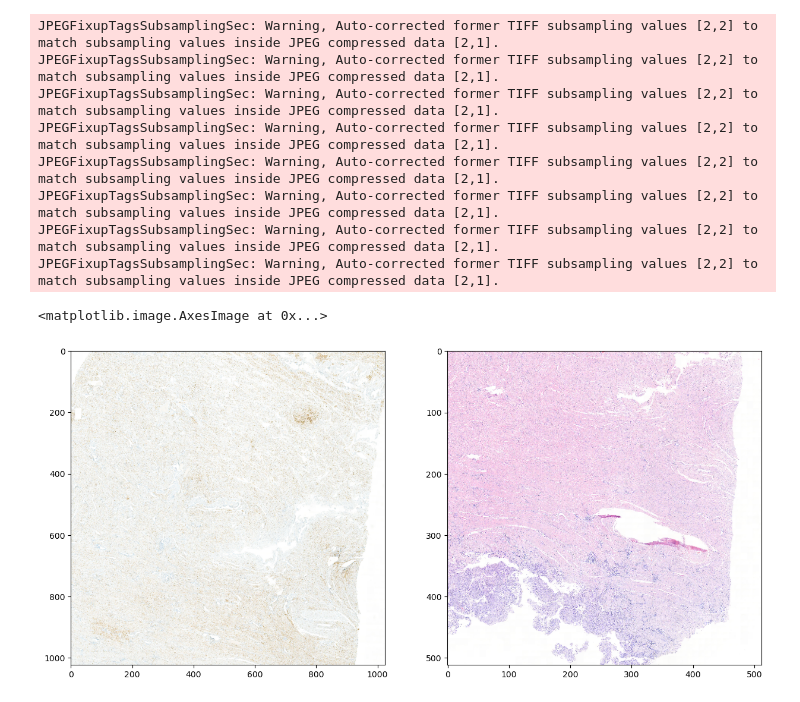
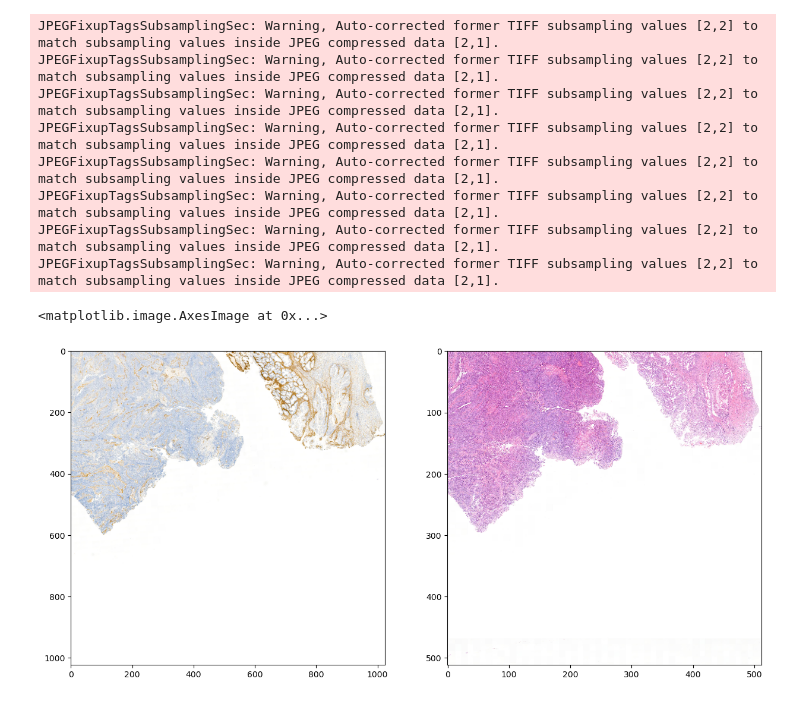
Before and after one commit to Leeyoungsup/virtual_stain, a Jupyter notebook: Transformations_patch.ipynb, the cells around one changed output. Drawn from its saved outputs; the diff is of its cells as text; code cells hidden in the pictures.

```diff
--- a/Transformations_patch.ipynb
+++ b/Transformations_patch.ipynb
@@ -26,17 +22,19 @@ def rotate_and_translate_coordinates(coords, angle_degrees, translation_x, trans
     # 회전 행렬 구성
     rotation_matrix = np.array([[np.cos(angle_rad), -np.sin(angle_rad)],
                                [np.sin(angle_rad), np.cos(angle_rad)]])
+    # 이동
+    rotated_and_translated_coordinates = coords_centered + np.array([translation_x, translation_y])
 
     # 좌표 회전
-    rotated_coordinates = np.dot(coords_centered, rotation_matrix.T)
+    rotated_coordinates = np.dot(rotated_and_translated_coordinates, rotation_matrix.T)
 
-    # 이동
-    rotated_and_translated_coordinates = rotated_coordinates + np.array([translation_x, translation_y])
+
 
     # 다시 이미지 중심으로 이동
-    rotated_and_translated_coordinates += np.array([image_width / 2, image_height / 2])
+    rotated_coordinates += np.array([image_width / 2, image_height / 2])
 
-    return rotated_and_translated_coordinates
+    return rotated_coordinates
+
 def rotate(xy, angle):
     x, y = xy
     x = x - 512
@@ -55,17 +53,19 @@ def rotate(xy, angle):
     return x1, y1
 # %%
 image_size=512
-i=8
+i=10
 fileName=Transfer_df.loc[i]['slide']
 stain=Transfer_df.loc[i]['stain']
 x=Transfer_df.loc[i]['x']*100
-y=Transfer_df.loc[i]['y']*200
+y=Transfer_df.loc[i]['y']*100
 angle=Transfer_df.loc[i]['angle']
 he_slide = slideio.open_slide(HE_svs_path+fileName+'.svs', "SVS")
 stain_slide = slideio.open_slide(stain_svs_path+stain+'/'+fileName+'.svs', "SVS")
 scene = he_slide.get_scene(0)
 svsWidth = scene.rect[2]
 svsHeight = scene.rect[3]
+he_thumbnali_block = scene.read_block((0, 0, svsWidth, svsHeight),size=(svsWidth//100, svsHeight//100))
+he_mask=cv2.threshold(cv2.cvtColor(he_thumbnali_block,cv2.COLOR_RGB2HSV)[:,:,1], 0, 255, cv2.THRESH_BINARY | cv2.THRESH_OTSU)[1]
 x1=50000
 y1=100000
 w=100000
@@ -73,31 +73,31 @@ h=100000
 he_slide_block = scene.read_block((x1, y1, w, h),size=(image_size, image_size))
 scene = stain_slide.get_scene(0)
 svsWidth = scene.rect[2]
 svsHeight = scene.rect[3]
 rectangle_coordinates = np.array([[x1,y1], [x1+w, y1], [x1, y1+h], [x1+w, y1+h]])
 result = rotate_and_translate_coordinates(rectangle_coordinates, angle, -x, -y, svsWidth, svsHeight)
 stain_slide_block = scene.read_block((int(result[:,0].min()), int(result[:,1].min()), int(result[:,0].max())-int(result[:,0].min()), int(result[:,1].max())-int(result[:,1].min())),size=(image_size*2, image_size*2))
 (cX, cY) = (image_size, image_size)
 M = cv2.getRotationMatrix2D((cX, cY), angle, 1.0)
 # stain_slide_block = cv2.warpAffine(stain_slide_block, M, (image_size*2, image_size*2))
 mesh_x = np.linspace(0, image_size*2-1, image_size*2,dtype=np.int32)
 mesh_y = np.linspace(0, image_size*2-1,  image_size*2,dtype=np.int32)
 mesh_xy = np.meshgrid(mesh_x, mesh_y)
 mesh_xy = rotate(mesh_xy, angle)
 
 plt.figure(figsize=(15,30))
 plt.subplot(1,2,1)
 plt.imshow(stain_slide_block[mesh_xy[1],mesh_xy[0]])
 plt.subplot(1,2,2)
 plt.imshow(he_slide_block)
 # %% [output]
 JPEGFixupTagsSubsamplingSec: Warning, Auto-corrected former TIFF subsampling values [2,2] to match subsampling values inside JPEG compressed data [2,1].
 JPEGFixupTagsSubsamplingSec: Warning, Auto-corrected former TIFF subsampling values [2,2] to match subsampling values inside JPEG compressed data [2,1].
 JPEGFixupTagsSubsamplingSec: Warning, Auto-corrected former TIFF subsampling values [2,2] to match subsampling values inside JPEG compressed data [2,1].
 JPEGFixupTagsSubsamplingSec: Warning, Auto-corrected former TIFF subsampling values [2,2] to match subsampling values inside JPEG compressed data [2,1].
 JPEGFixupTagsSubsamplingSec: Warning, Auto-corrected former TIFF subsampling values [2,2] to match subsampling values inside JPEG compressed data [2,1].
 JPEGFixupTagsSubsamplingSec: Warning, Auto-corrected former TIFF subsampling values [2,2] to match subsampling values inside JPEG compressed data [2,1].
 JPEGFixupTagsSubsamplingSec: Warning, Auto-corrected former TIFF subsampling values [2,2] to match subsampling values inside JPEG compressed data [2,1].
 JPEGFixupTagsSubsamplingSec: Warning, Auto-corrected former TIFF subsampling values [2,2] to match subsampling values inside JPEG compressed data [2,1].
 <matplotlib.image.AxesImage at 0x...>
-[figure, old version]
+[figure, new version]
```
Also changed, not shown: parts of 2 cells of this notebook.
